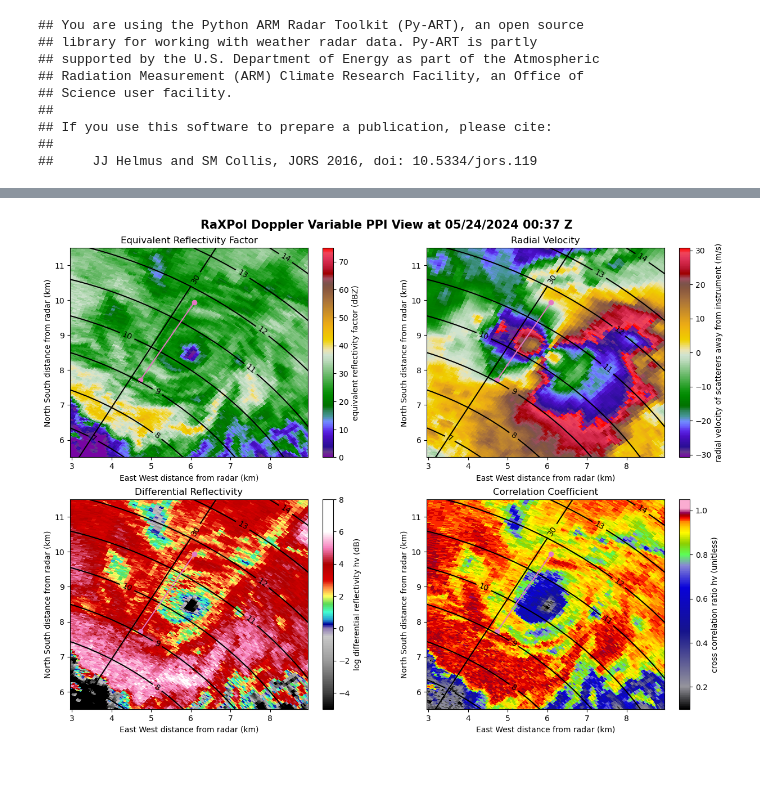
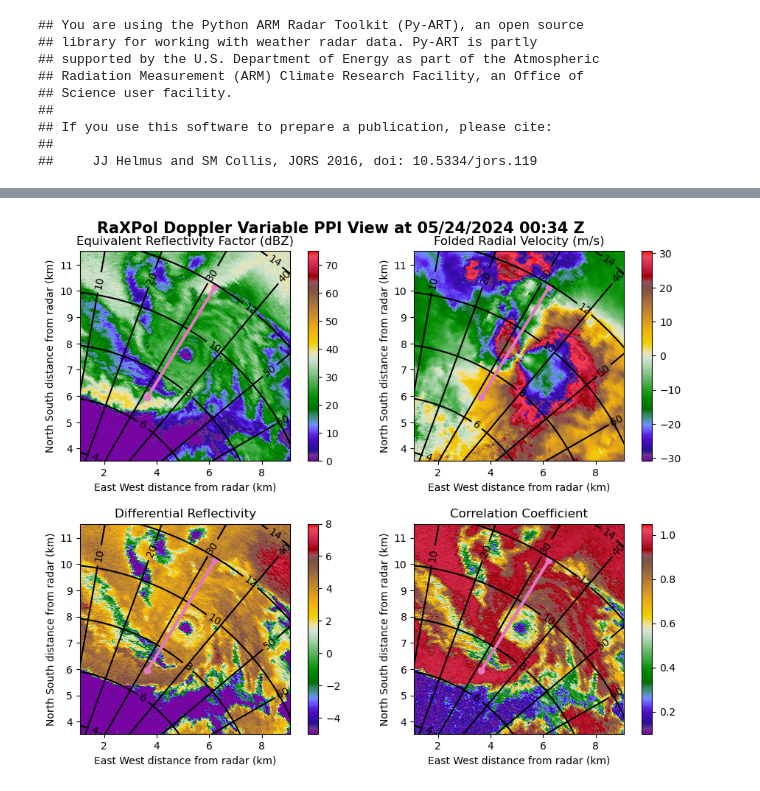
Before and after one commit to aeol1an/radarIQ, a Jupyter notebook: bootstrap_iPyart.ipynb, the cells around one changed output, grey strips where cells are left out. Cells and saved outputs as stored; diff of their text form; code cells hidden in the pictures.

Commit message:
MEGACOOKAGE!! spectrum unfolding core finished

```diff
--- a/bootstrap_iPyart.ipynb
+++ b/bootstrap_iPyart.ipynb
@@ -18,7 +19,7 @@ from radarIQ.viz.polarGridPlotting import rangeRings, azimuthSpiderweb
 ##
 ##     JJ Helmus and SM Collis, JORS 2016, doi: 10.5334/jors.119
 # %%
-cfTime = 87
+cfTime = 79
 sampDeg = 0.5
 beamOverlap = 0
 t = radarIQ.io.raxpolrkc.staticCfradNum2RkcNum(Path().cwd(), 'may232024', cfTime, sampDeg, beamOverlap)
@@ -32,0 +45,5 @@ disp = radarIQ.viz.iPyart('F:\py\cases\may232024\out\s0.5o0', cfTime)
+# %%
+#stovepipe inflow side
+#cfTime = 79
+meso_center = {'r_km': 9.090000361204147, 'az': 34.0, 'x': 5.083063694531885, 'y': 7.535951833977139}
+spectrum_range = {'az': 31.5, 'ranges': [6.975, 11.895]}
@@ -33,16 +55,4 @@ disp = radarIQ.viz.iPyart('F:\py\cases\may232024\out\s0.5o0', cfTime)
 # %%
-meso_center = {
-    'r_km': None,
-    'az': None,
-    'x': None,
-    'y': None
-}
-spectrum_range = {
-    'az': None,
-    'ranges': [None, None]
-}
-meso_center = {'r_km': 10.380000412464142, 'az': 35.0, 'x': 5.953723645903571, 'y': 8.50279855759058}
-spectrum_range = {'az': 31.5, 'ranges': [9.045, 11.655]}
 def dblclick(event):
     if event.dblclick:
         global t
@@ -257,21 +274,21 @@ fields_to_plot = {
     'DBZ': {
         'ranges': (0, 75),
         'cmap': 'pyart_Carbone42',
-        'title': 'Equivalent Reflectivity Factor'
+        'title': 'Equivalent Reflectivity Factor (dBZ)'
     },
     'VEL': {
         'ranges': (-radar.get_nyquist_vel(0), radar.get_nyquist_vel(0)),
         'cmap': 'pyart_Carbone42',
-        'title': 'Radial Velocity'
+        'title': 'Folded Radial Velocity (m/s)'
     },
     'ZDR': {
         'ranges': (-5, 8),
-        'cmap': radarIQ.viz.cmaps.dmap(256),
+        'cmap': 'pyart_Carbone42',
         'title': 'Differential Reflectivity'
     },
     'RHOHV': {
         'ranges': (0.1, 1.05),
-        'cmap': radarIQ.viz.cmaps.rmap(256),
+        'cmap': 'pyart_Carbone42',
         'title': 'Correlation Coefficient'
     }
 }
@@ -280,39 +297,42 @@ xstart, ystart = radarIQ.misc.coordConvert.polar2cart(range_vals_km[spectrum_ran
 xend, yend = radarIQ.misc.coordConvert.polar2cart(range_vals_km[spectrum_range['iranges'][1]], az_vals[spectrum_range['iaz']])
 plt_x = [xstart, xend]
 plt_y = [ystart, yend]
 
 half_plot_size = np.ceil(np.abs(np.array(
     [xstart-meso_center['x'], xend-meso_center['x'], ystart-meso_center['y'], yend-meso_center['y']]
 )).max()) + 1
 
 xlim = (meso_center['x']-half_plot_size, meso_center['x']+half_plot_size)
 ylim = (meso_center['y']-half_plot_size, meso_center['y']+half_plot_size)
 
 maxR = np.sqrt(xlim[1]**2 + ylim[1]**2)
 
-plt.figure(figsize=[15, 10])
+plt.figure(figsize=[12, 8])
 
 for plot_num, field in enumerate(fields_to_plot.keys()):
     vmin, vmax = fields_to_plot[field]['ranges']
     cmap = fields_to_plot[field]['cmap']
 
     plt.subplot(2, 2, plot_num+1)
+    plt.axis('scaled')
     display.plot_ppi(field, vmin=vmin, vmax=vmax, cmap=cmap, title_flag=False)
     display.set_limits(xlim=xlim, ylim=ylim)
+    display.cbs[plot_num].set_label('')
     plt.title(fields_to_plot[field]['title'])
 
-    rangeRings(rint=1, maxR=maxR, xlims=xlim, ylims=ylim)
-    azimuthSpiderweb(azint=30, maxR=maxR, xlims=xlim, ylims=ylim, n=500)
+    rangeRings(rint=2, maxR=maxR, xlims=xlim, ylims=ylim)
+    azimuthSpiderweb(azint=10, maxR=maxR, xlims=xlim, ylims=ylim, n=500)
 
     #line
     plt.scatter(plt_x, plt_y, color='tab:pink')
-    plt.plot(plt_x, plt_y, color='tab:pink')
+    plt.plot(plt_x, plt_y, color='tab:pink', linewidth=3)
 
-plt.subplots_adjust(top=0.93)
+plt.subplots_adjust(top=0.93, wspace=-0.05, hspace=0.3)
 plt.suptitle('RaXPol Doppler Variable PPI View at ' + timeStr, weight='bold', fontsize=15)
+plt.savefig('E:\py\cases\may232024\img\ppi.png', bbox_inches='tight')
 plt.show()
 # %% [output]
-[figure, old version]
+[figure, new version]
 # %%
 dpsd_fields = {
     'snrh': {
```
Also changed, not shown: parts of 15 cells of this notebook, 7 other files.
